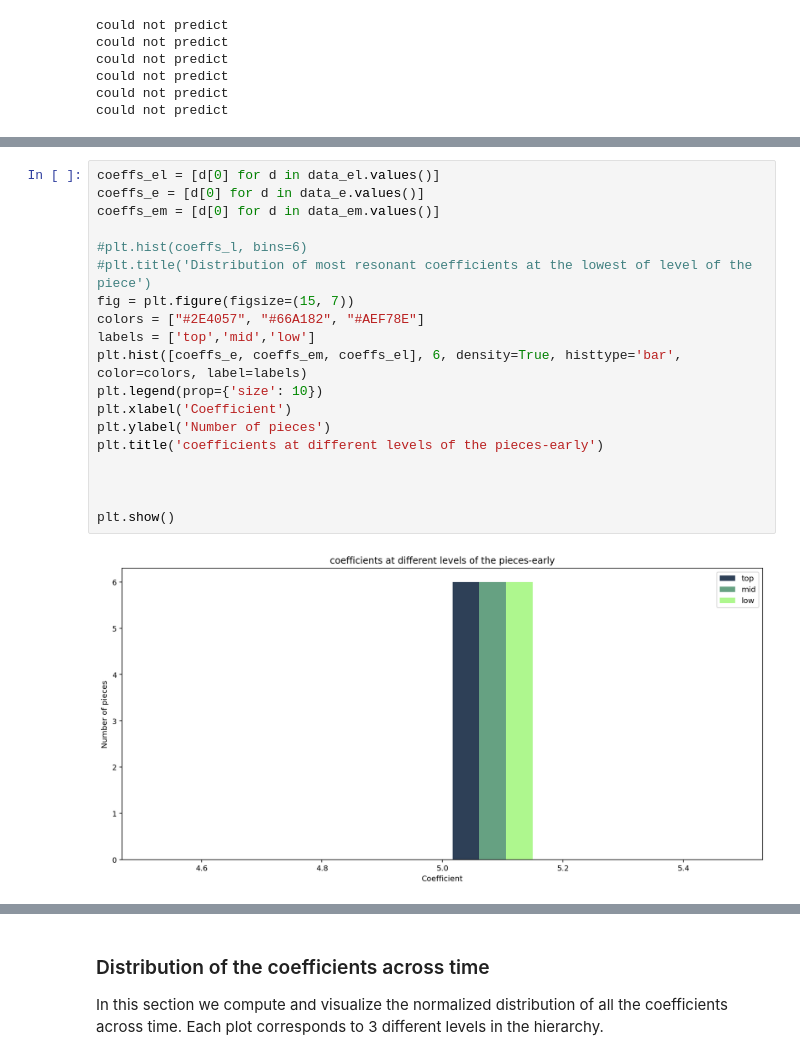
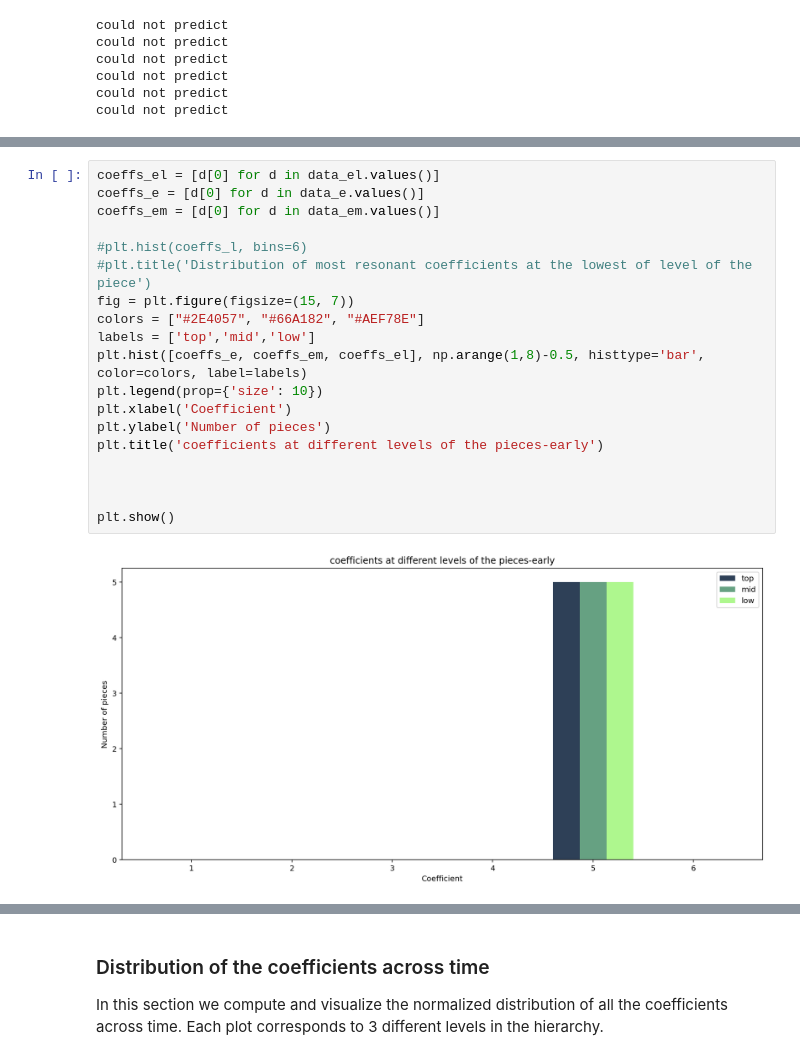
Before and after one commit to ludovicaschaerf/Group-5-Debussy-Pitch-Scapes, a Jupyter notebook: milestone3.ipynb, the cells around one changed output, grey strips where cells are left out. Saved outputs shown, nothing was run; the diff lists cells and outputs as text.

Commit message:
fix xticks of distribution plot

```diff
--- a/milestone3.ipynb
+++ b/milestone3.ipynb
@@ -152,24 +152,24 @@ plt.show()
 # %%
 coeffs_el = [d[0] for d in data_el.values()]
 coeffs_e = [d[0] for d in data_e.values()]
 coeffs_em = [d[0] for d in data_em.values()]
 
 #plt.hist(coeffs_l, bins=6)
 #plt.title('Distribution of most resonant coefficients at the lowest of level of the piece')
 fig = plt.figure(figsize=(15, 7))
 colors = ["#2E4057", "#66A182", "#AEF78E"]
 labels = ['top','mid','low']
-plt.hist([coeffs_e, coeffs_em, coeffs_el], 6, density=True, histtype='bar', color=colors, label=labels)
+plt.hist([coeffs_e, coeffs_em, coeffs_el], np.arange(1,8)-0.5, histtype='bar', color=colors, label=labels)
 plt.legend(prop={'size': 10})
 plt.xlabel('Coefficient')
 plt.ylabel('Number of pieces')
 plt.title('coefficients at different levels of the pieces-early')
 
 
 
 plt.show()
 # %% [output]
-[figure, old version]
+[figure, new version]
 # %%
 coeffs_pl = [d[0] for d in data_pl.values()]
 coeffs_p = [d[0] for d in data_p.values()]
```
Also changed, not shown: parts of 2 cells of this notebook.
